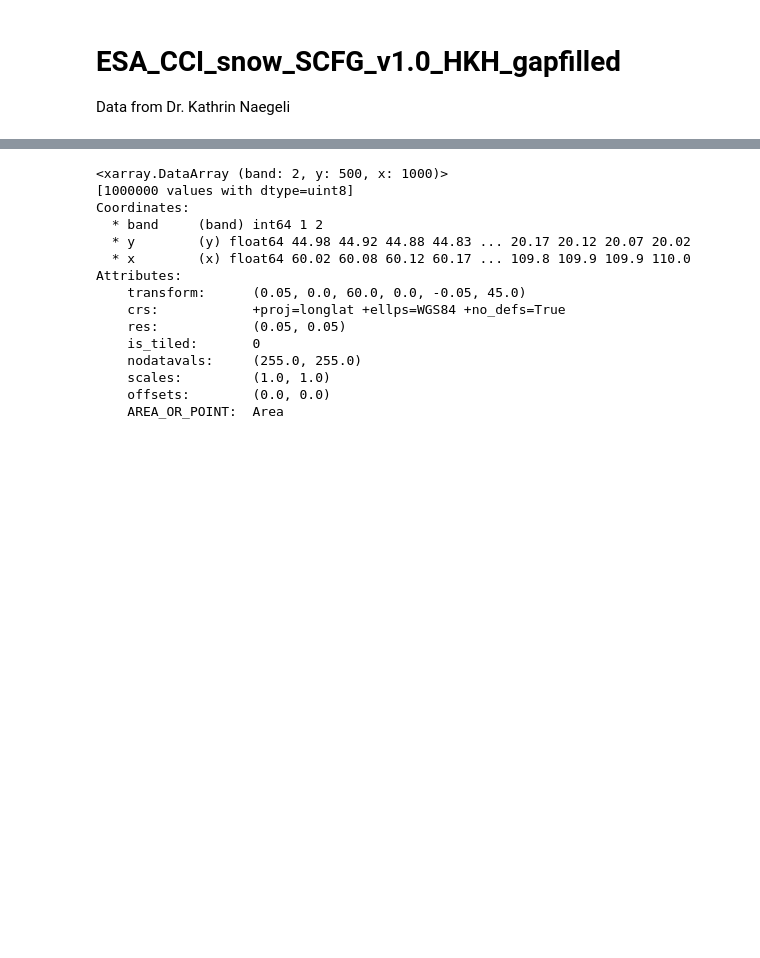
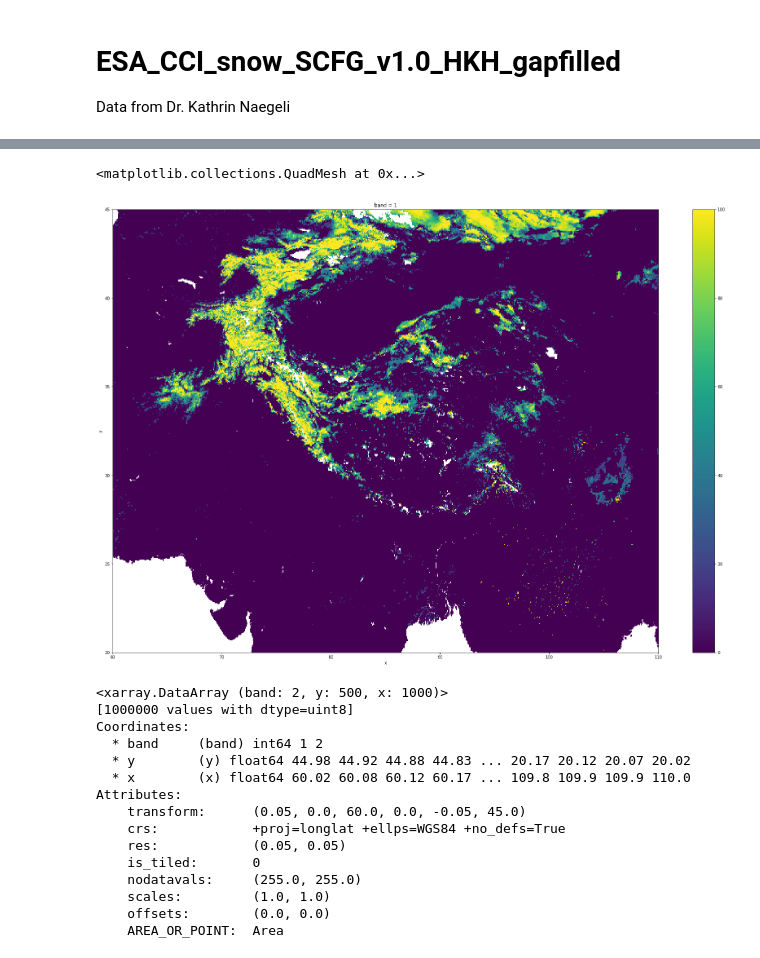
Before and after one commit to mickaellalande/PhD, a Jupyter notebook: local/ESA_CCI_snow/check_data.ipynb, the cells around one changed output, grey strips where cells are left out. Cells and saved outputs as stored; diff of their text form; code cells hidden in the pictures; blank space fills up the shorter version.

```diff
--- a/local/ESA_CCI_snow/check_data.ipynb
+++ b/local/ESA_CCI_snow/check_data.ipynb
@@ -14,3 +34,8 @@ RasterioIOError: ~/data/ESA_CCI_snow_SCFG_v1.0_HKH_gapfilled/1982/19820104-ESACC
+# %%
+ds[0].where(ds[0] <= 100).plot(figsize=(30,20))
+# %% [output]
+<matplotlib.collections.QuadMesh at 0x...>
+[figure, added]
 # %%
 ds = xr.open_rasterio('/home/lalandmi/data/ESA_CCI_snow_SCFG_v1.0_HKH_gapfilled/1982/19820722-ESACCI-L3C_SNOW-SCFG-AVHRR_MERGED-fv1.0_HKH_gapfilled.tif')
 # %%
```
Also changed, not shown: parts of 3 cells of this notebook, 2 other files.
